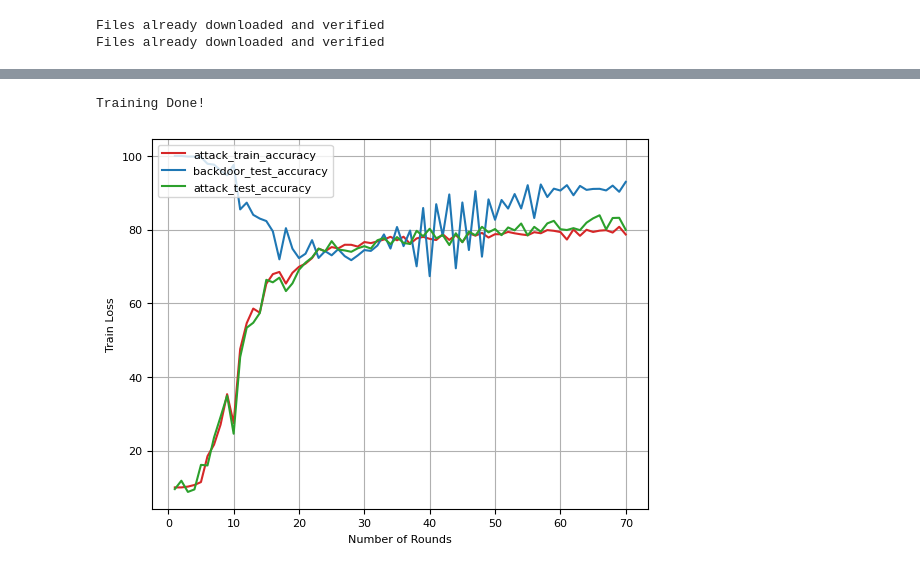
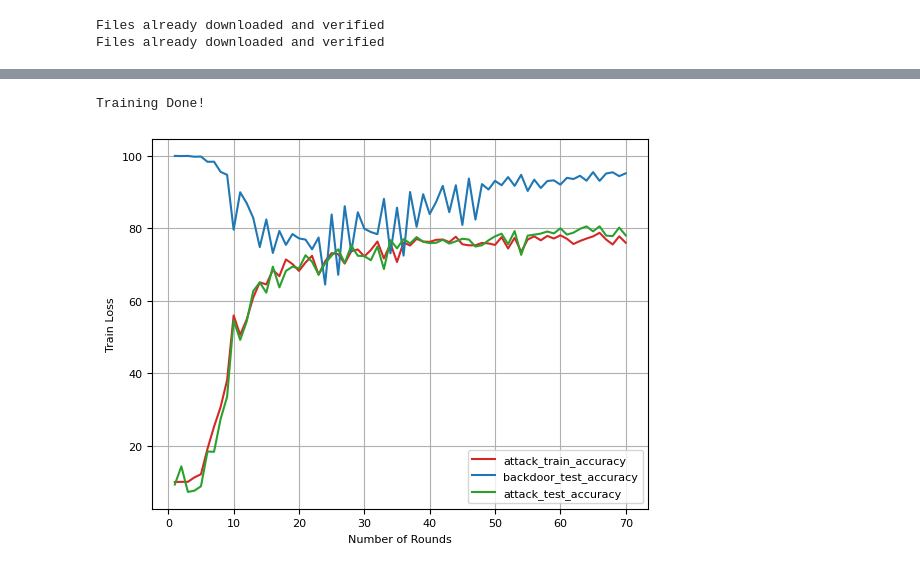
Before and after one commit to nguyentb/Backdoor-Defence-FL, a Jupyter notebook: resnet34FL.ipynb, the cells around one changed output, grey strips where cells are left out. Saved outputs shown, nothing was run; the diff lists cells and outputs as text; code cells hidden in the pictures.

Commit message:
8 Adversaries, 25 clients, min backdoor acc 64.51

```diff
--- a/resnet34FL.ipynb
+++ b/resnet34FL.ipynb
@@ -168,8 +168,8 @@ class Client:
         total_loss = sum(e_loss) / len(e_loss)
 
         dataset_size = len(self.train_loader.dataset)
-        # if not self.benign:
-        #   dataset_size = math.floor(len(self.train_loader.dataset)/1.5)
+        if not self.benign:
+          dataset_size = math.floor(len(self.train_loader.dataset)*1.2)
 
         # difference = copy.deepcopy(model.state_dict())
         # for k in (difference.keys()):
@@ -243,6 +243,9 @@ def testing(model, dataset, bs, attack = False):
 def resnet_34():
     # Define the resnet model
     resnet = resnet34(weights=ResNet34_Weights.DEFAULT)
+    # resnet = resnet18(weights='IMAGENET1K_V1')
+    # for param in resnet.parameters():
+    #     param.requires_grad = False
 
     # Update the fully connected layer of resnet with our current target of 10 desired outputs
     resnet.fc = torch.nn.Linear(resnet.fc.in_features, classes)
@@ -269,9 +272,9 @@ def fed_learning(attack = False):
     backdoor_test_loss = []
     adversaries = 0
     if attack:
-        adversaries = 11
+        adversaries = 8
 
-    m = max(int(0.3 * (num_clients)), 1)
+    m = max(int(0.25 * (num_clients)), 1)
 
 
     for curr_round in range(1, rounds + 1):
@@ -315,16 +318,6 @@ def fed_learning(attack = False):
 
         # print("Final scale =", scale_sum)
         global_weights = weights_avg
-
-        # scale = 0.1/100
-        # old = copy.deepcopy(global_net.state_dict())
-        # for k in old.keys():
-        #     for i in range(0, len(local_weights)):
-        #         old[k] = old[k] + local_weights[i][k] * scale
-        # global_weights = old
-
-
-
         global_net.load_state_dict(global_weights)
 
         # loss
@@ -411,32 +387,32 @@ x_axis = np.arange(1, rounds + 1)
 # y_axis2 = np.array(test_accuracy)
 # y_axis3 = np.array(test_loss)
 attack_y_axis1 = np.array(attack_train_loss)
 attack_y_axis2 = np.array(attack_test_accuracy)
 attack_y_axis3 = np.array(attack_test_loss)
 
 # y_axis = np.array(train_accuracy)
 # ax.plot(x_axis, y_axis, 'tab:' + 'orange', label='train_accuracy')
 
 y_axis = np.array(attack_train_accuracy)
 ax.plot(x_axis, y_axis, 'tab:' + 'red', label='attack_train_accuracy')
 
 backdoor_y_axis2 = np.array(backdoor_test_accuracy)
 ax.plot(x_axis, backdoor_y_axis2, 'tab:' + 'blue', label='backdoor_test_accuracy')
 
 # ax.plot(x_axis, y_axis1, 'tab:' + 'green', label='train_loss')
 # ax.plot(x_axis, y_axis2, 'tab:' + 'blue', label='test_accuracy')
 # ax.plot(x_axis, y_axis3, 'tab:' + 'red', label='test_loss')
 
 
 # ax.plot(x_axis, attack_y_axis1, 'tab:' + 'green', label='attack_train_loss')
 ax.plot(x_axis, attack_y_axis2, 'tab:' + 'green', label='attack_test_accuracy')
 # ax.plot(x_axis, attack_y_axis3, 'tab:' + 'red', label='attack_test_loss')
-ax.legend(loc='upper left')
+ax.legend(loc='lower right')
 ax.set(xlabel='Number of Rounds', ylabel='Train Loss')
 ax.grid()
 
 # fig.savefig(plt_title+'.jpg', format='jpg')
 print("Training Done!")
 # %% [output]
 Training Done!
-[figure, old version]
+[figure, new version]
```
Also changed, not shown: parts of 4 cells of this notebook.
